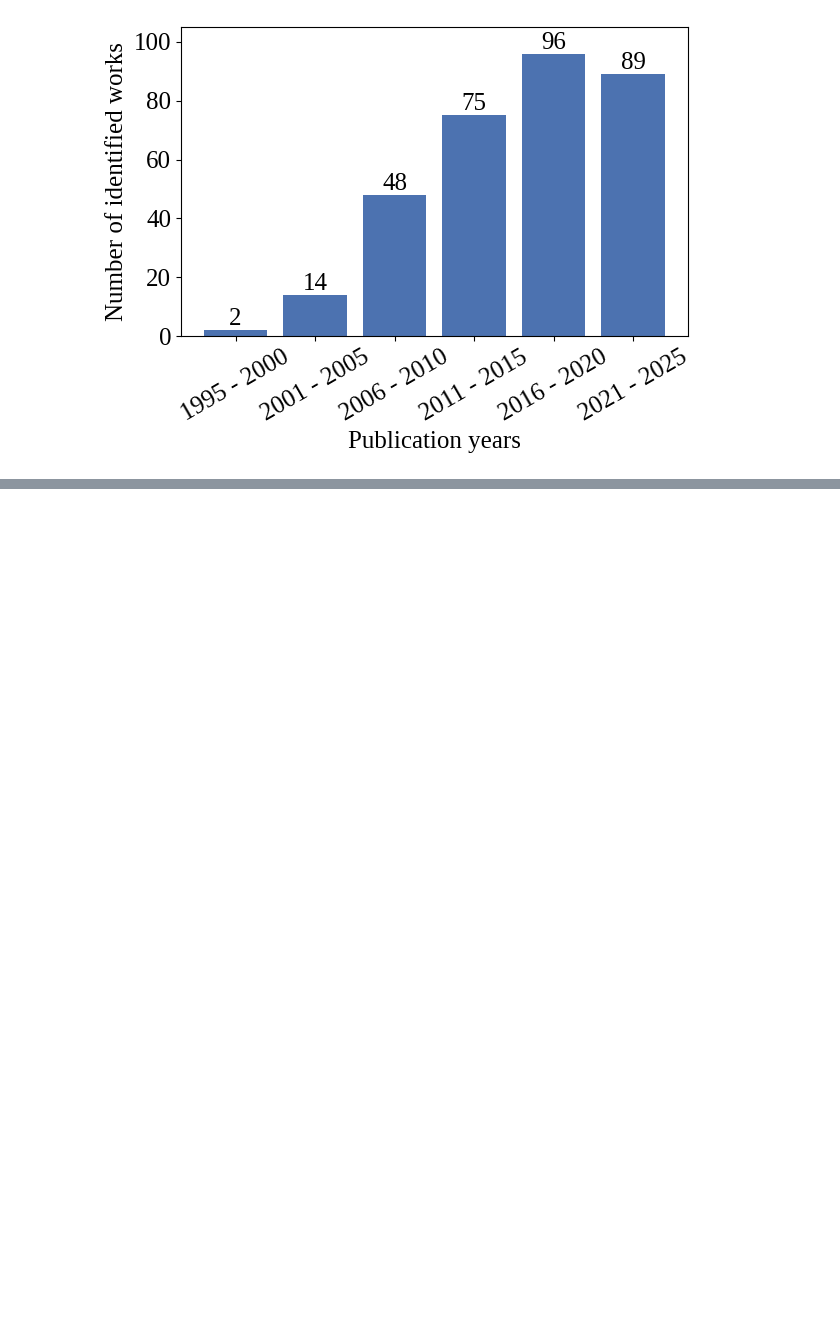
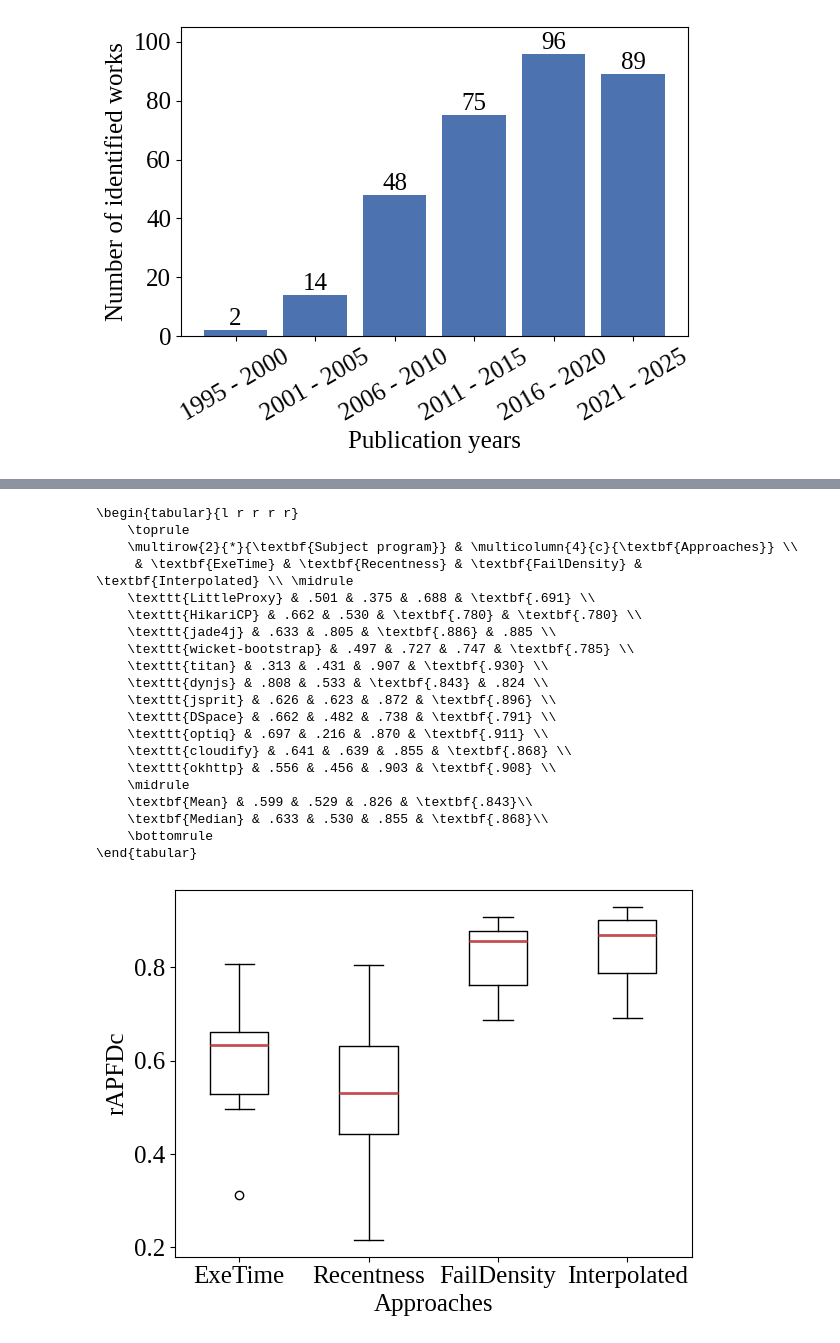
Before and after one commit to LechMadeyski/MSc25TomaszChojnacki, a Jupyter notebook: figures/figures.ipynb, the cells around one changed output, grey strips where cells are left out. Saved outputs shown, nothing was run; the diff lists cells and outputs as text; code cells hidden in the pictures; blank space fills up the shorter version.

```diff
--- a/figures/figures.ipynb
+++ b/figures/figures.ipynb
@@ -217,6 +225,35 @@ rq(
 #     ylabel="rAPFDc",
 #     tlabel=["A1", "A2", "A3", "A4", "A5"]
 # )
+# %%
+rq(
+    input="rq22",
+    ais=range(4),
+    ylabel="rAPFDc",
+    tlabel=["ExeTime", "Recentness", "FailDensity", "Interpolated"],
+)
+# %% [output]
+\begin{tabular}{l r r r r}
+    \toprule
+    \multirow{2}{*}{\textbf{Subject program}} & \multicolumn{4}{c}{\textbf{Approaches}} \\
+     & \textbf{ExeTime} & \textbf{Recentness} & \textbf{FailDensity} & \textbf{Interpolated} \\ \midrule
+    \texttt{LittleProxy} & .501 & .375 & .688 & \textbf{.691} \\
+    \texttt{HikariCP} & .662 & .530 & \textbf{.780} & \textbf{.780} \\
+    \texttt{jade4j} & .633 & .805 & \textbf{.886} & .885 \\
+    \texttt{wicket-bootstrap} & .497 & .727 & .747 & \textbf{.785} \\
+    \texttt{titan} & .313 & .431 & .907 & \textbf{.930} \\
+    \texttt{dynjs} & .808 & .533 & \textbf{.843} & .824 \\
+    \texttt{jsprit} & .626 & .623 & .872 & \textbf{.896} \\
+    \texttt{DSpace} & .662 & .482 & .738 & \textbf{.791} \\
+    \texttt{optiq} & .697 & .216 & .870 & \textbf{.911} \\
+    \texttt{cloudify} & .641 & .639 & .855 & \textbf{.868} \\
+    \texttt{okhttp} & .556 & .456 & .903 & \textbf{.908} \\
+    \midrule
+    \textbf{Mean} & .599 & .529 & .826 & \textbf{.843}\\
+    \textbf{Median} & .633 & .530 & .855 & \textbf{.868}\\
+    \bottomrule
+\end{tabular}
+[figure, added]
 # %%
 rq(
     input="rq23",
```
Also changed, not shown: parts of 6 cells of this notebook, 14 other files.
